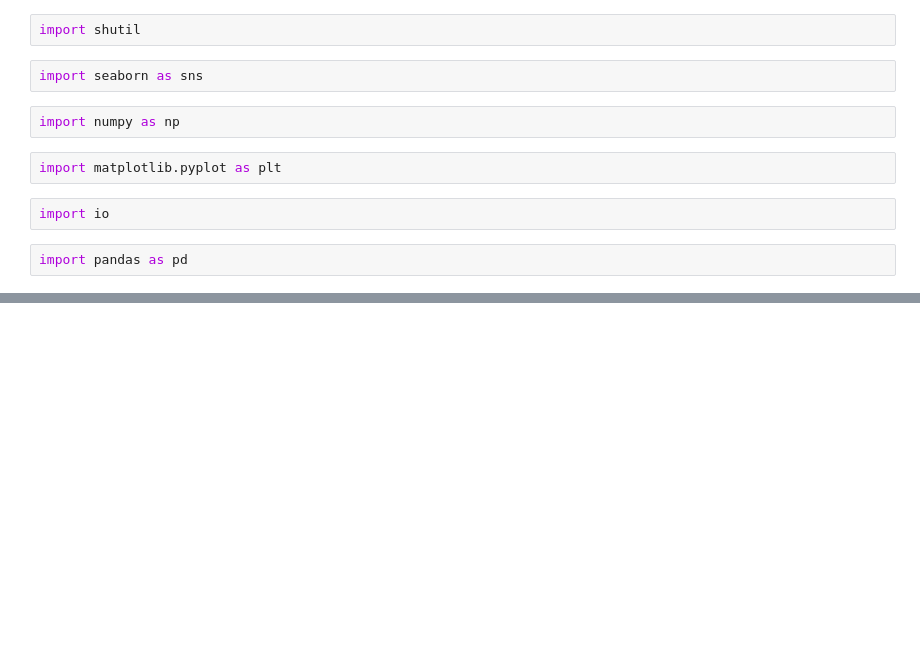
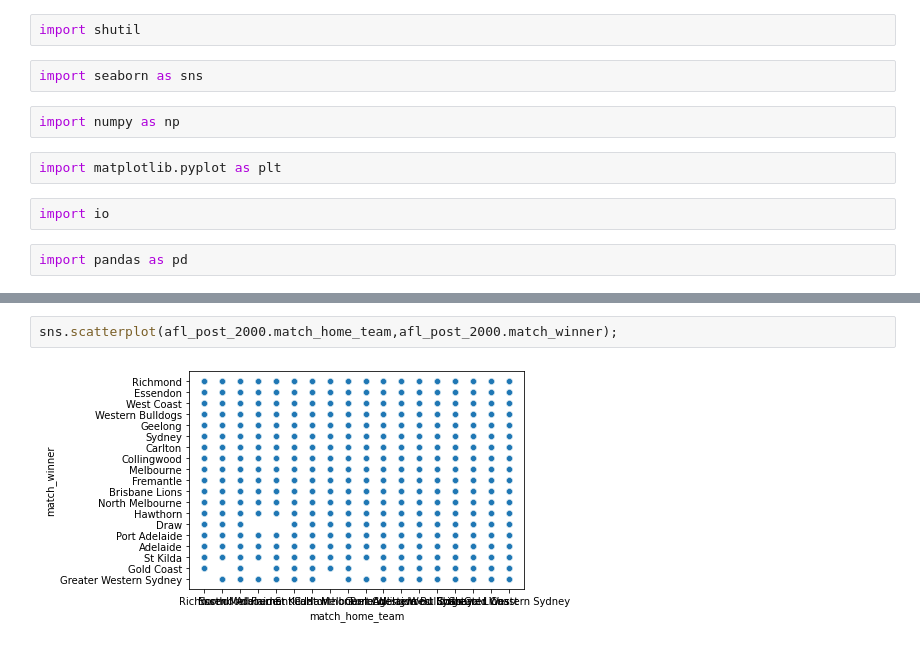
Before and after one commit to jndorosey/googlecolab, a Jupyter notebook: 2_3_Vis_Tabular_data.ipynb, the cells around one changed output, grey strips where cells are left out. Cells and saved outputs as stored; diff of their text form; blank space fills up the shorter version.

```diff
--- a/2_3_Vis_Tabular_data.ipynb
+++ b/2_3_Vis_Tabular_data.ipynb
@@ -33,0 +79,4 @@ Warning: total number of rows (655663) exceeds max_rows (20000). Limiting to fir
+# %%
+sns.scatterplot(afl_post_2000.match_home_team,afl_post_2000.match_winner);
+# %% [output]
+[figure, added]
```
Also changed, not shown: parts of 11 cells of this notebook.
